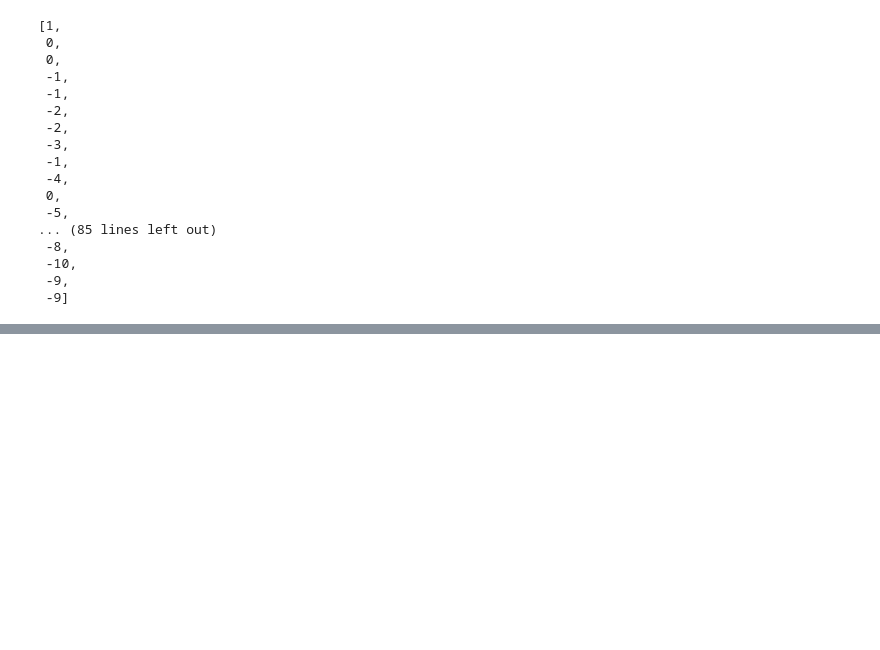
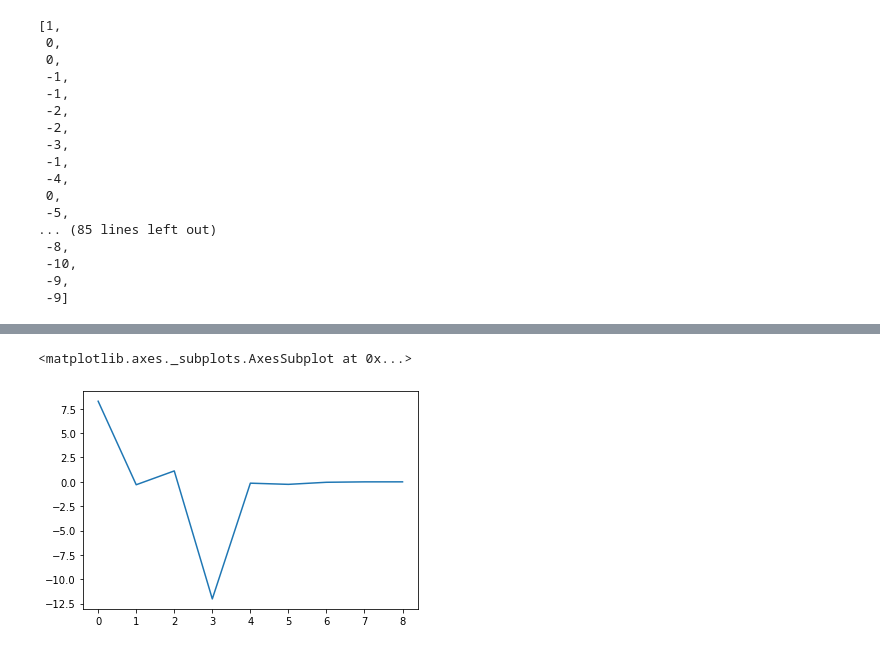
Before and after one commit to fredzett/rmqa, a Jupyter notebook: Untitled.ipynb, the cells around one changed output, grey strips where cells are left out. Saved outputs shown, nothing was run; the diff lists cells and outputs as text; code cells hidden in the pictures; blank space fills up the shorter version.

```diff
--- a/Untitled.ipynb
+++ b/Untitled.ipynb
@@ -229,0 +249,5 @@ def generate_stock(start=100,n=1000):
+# %%
+prin
+# %% [output]
+<matplotlib.axes._subplots.AxesSubplot at 0x...>
+[figure, added]
```
Also changed, not shown: parts of 29 cells of this notebook, 2 other files.
